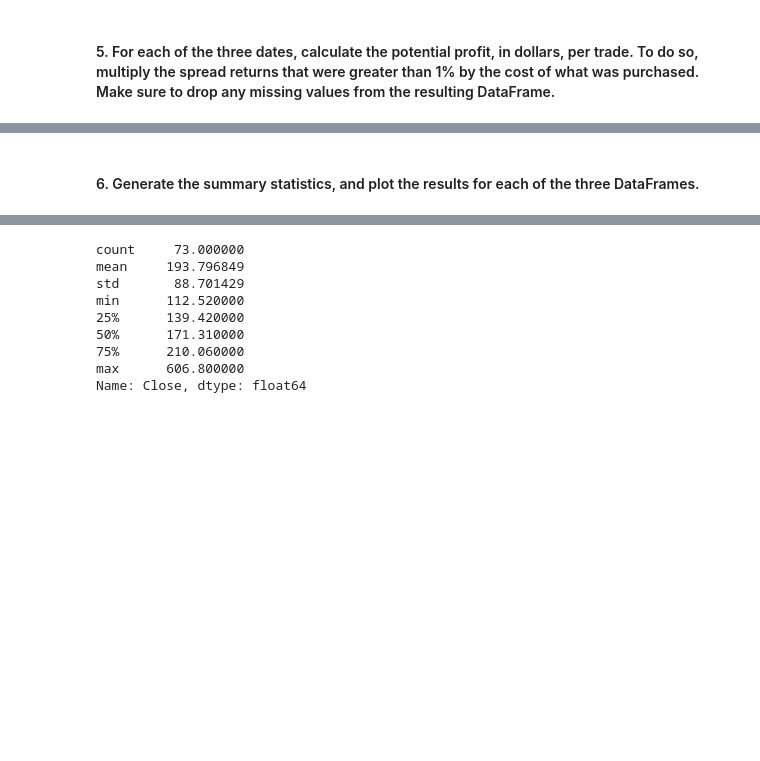
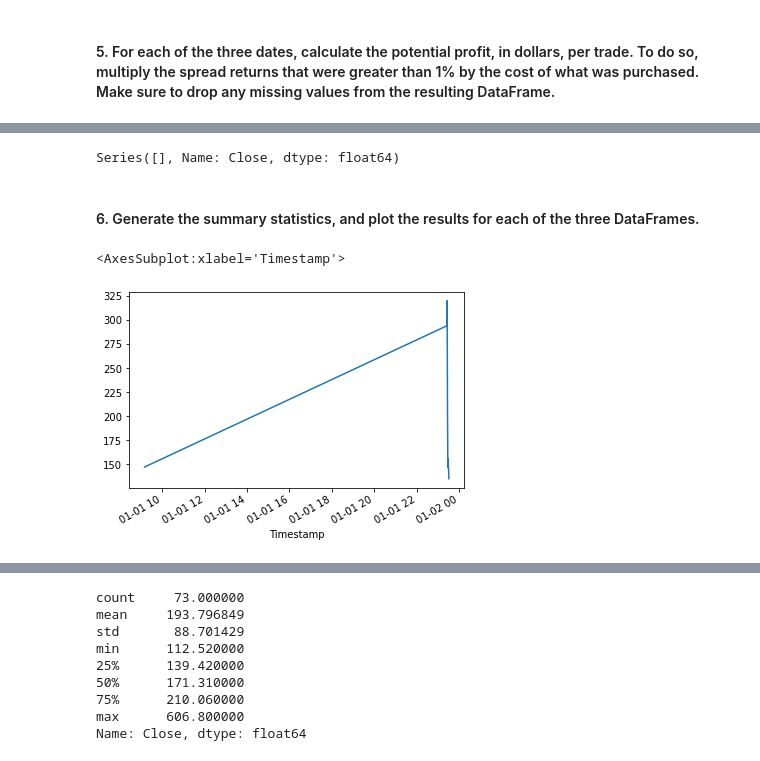
Before and after one commit to quinnwong31/CryptoArbitrage, a Jupyter notebook: crypto_arbitrage.ipynb, the cells around one changed output, grey strips where cells are left out. Drawn from its saved outputs; the diff is of its cells as text; code cells hidden in the pictures; blank space fills up the shorter version.

Commit message:
Calculations and plots for profit-per-trade (5 & 6)

```diff
--- a/crypto_arbitrage.ipynb
+++ b/crypto_arbitrage.ipynb
@@ -646,12 +646,12 @@ Name: Close, dtype: float64
 # %%
 # For the date early in the dataset, calculate the potential profit per trade in dollars
 # Multiply the profitable trades by the cost of the Bitcoin that was purchased
-profit_early = # YOUR CODE HERE
+profit_early = profitable_trades_early * bitstamp['Close'].loc['2018-01-01']
 
 # Drop any missing values from the profit DataFrame
-profit_per_trade_early = # YOUR CODE HERE
+profit_per_trade_early = profit_early.dropna()
 
 # View the early profit DataFrame
-# YOUR CODE HERE
+profit_per_trade_early
 # %% [output]
 Timestamp
@@ -670,2 +690,22 @@ Name: Close, Length: 73, dtype: float64
+# %%
+# For the date late in the dataset, calculate the potential profit per trade in dollars
+# Multiply the profitable trades by the cost of the Bitcoin that was purchased
+profit_late = profitable_trades_late * bitstamp['Close'].loc['2018-03-01']
+
+# Drop any missing values from the profit DataFrame
+profit_per_trade_late = profit_late.dropna()
+
+# View the early profit DataFrame
+profit_per_trade_late
+# %% [output]
+Series([], Name: Close, dtype: float64)
 # %% [markdown]
 #### 6. Generate the summary statistics, and plot the results for each of the three DataFrames.
+# %%
+# Generate the summary statistics for the early profit per trade DataFrame
+profit_per_trade_early.describe()
+
+profit_per_trade_early.plot()
+# %% [output]
+<AxesSubplot:xlabel='Timestamp'>
+[figure, added]
```
Also changed, not shown: parts of 4 cells of this notebook.
